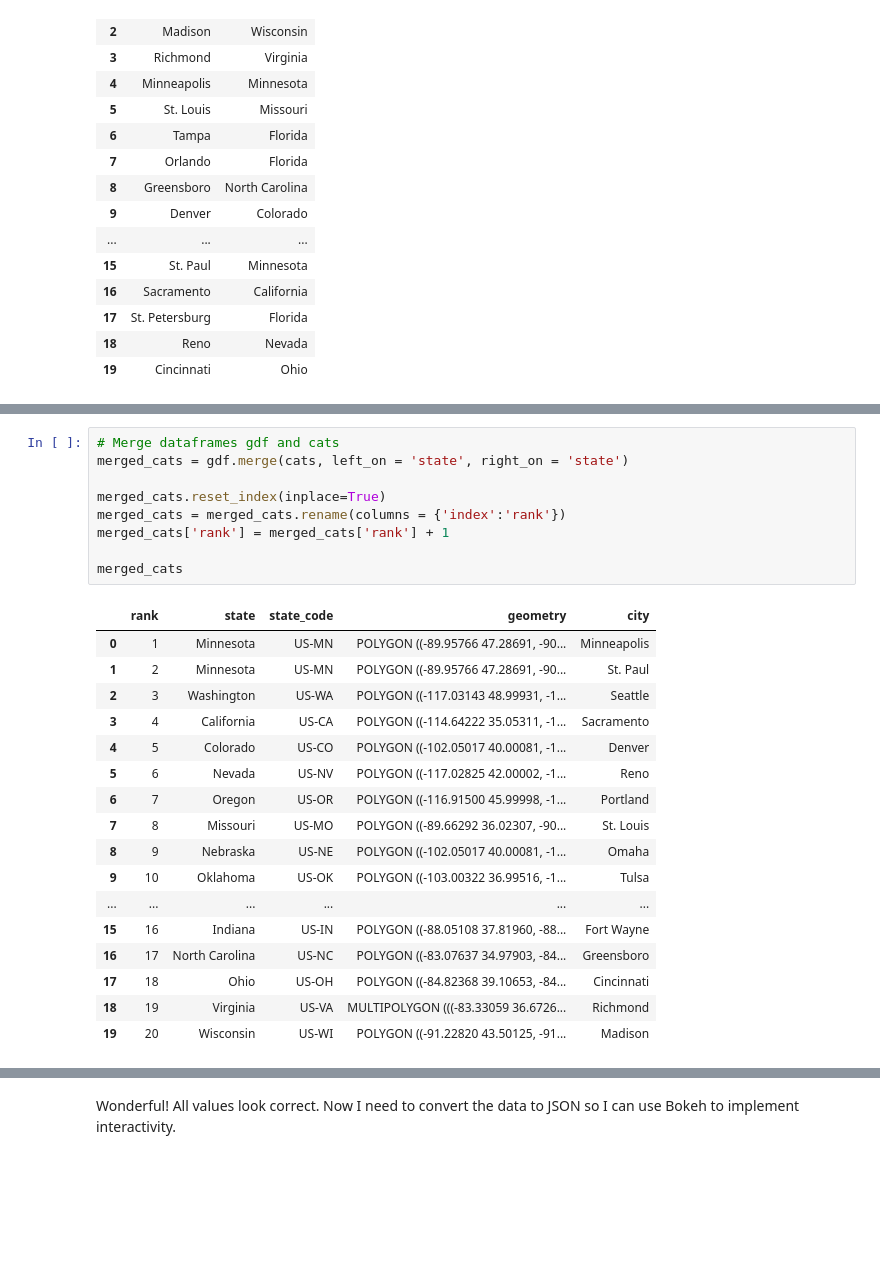
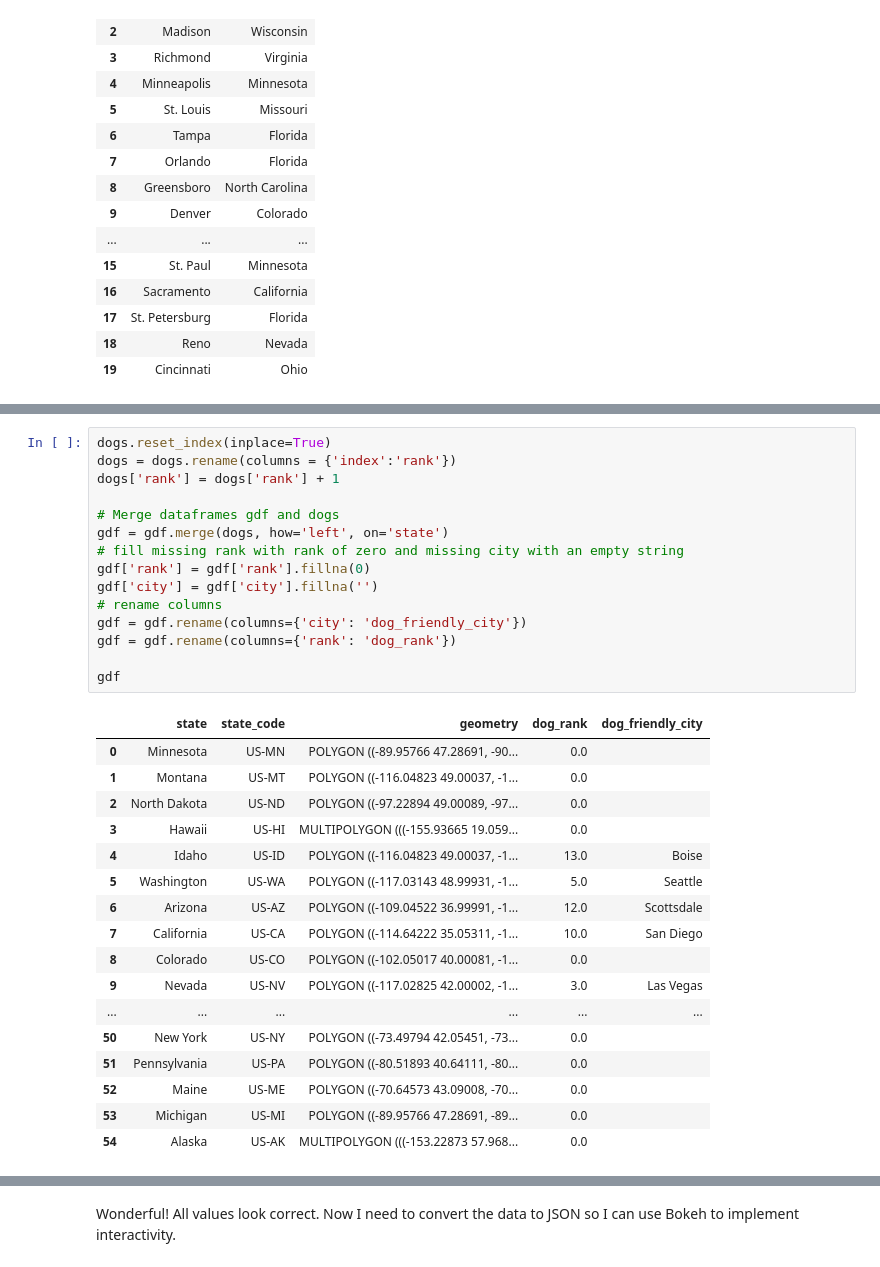
Before and after one commit to KwameTaylor/flask-project, a Jupyter notebook: viz.ipynb, the cells around one changed output, grey strips where cells are left out. Saved outputs shown, nothing was run; the diff lists cells and outputs as text; blank space fills up the shorter version.

Commit message:
succesfully merged data from cats and dogs into gdf

```diff
--- a/viz.ipynb
+++ b/viz.ipynb
@@ -105,27 +78,33 @@ merged_dogs
-# %%
-# Merge dataframes gdf and cats
-merged_cats = gdf.merge(cats, left_on = 'state', right_on = 'state')
-
-merged_cats.reset_index(inplace=True)
-merged_cats = merged_cats.rename(columns = {'index':'rank'})
-merged_cats['rank'] = merged_cats['rank'] + 1
-
-merged_cats
-# %% [output]
-|  | rank | state | state_code | geometry | city |
-| 0 | 1 | Minnesota | US-MN | POLYGON ((-89.95766 47.28691, -90... | Minneapolis |
-| 1 | 2 | Minnesota | US-MN | POLYGON ((-89.95766 47.28691, -90... | St. Paul |
-| 2 | 3 | Washington | US-WA | POLYGON ((-117.03143 48.99931, -1... | Seattle |
-| 3 | 4 | California | US-CA | POLYGON ((-114.64222 35.05311, -1... | Sacramento |
-| 4 | 5 | Colorado | US-CO | POLYGON ((-102.05017 40.00081, -1... | Denver |
-| 5 | 6 | Nevada | US-NV | POLYGON ((-117.02825 42.00002, -1... | Reno |
-| 6 | 7 | Oregon | US-OR | POLYGON ((-116.91500 45.99998, -1... | Portland |
-| 7 | 8 | Missouri | US-MO | POLYGON ((-89.66292 36.02307, -90... | St. Louis |
-| 8 | 9 | Nebraska | US-NE | POLYGON ((-102.05017 40.00081, -1... | Omaha |
-| 9 | 10 | Oklahoma | US-OK | POLYGON ((-103.00322 36.99516, -1... | Tulsa |
-| ... | ... | ... | ... | ... | ... |
-| 15 | 16 | Indiana | US-IN | POLYGON ((-88.05108 37.81960, -88... | Fort Wayne |
-| 16 | 17 | North Carolina | US-NC | POLYGON ((-83.07637 34.97903, -84... | Greensboro |
-| 17 | 18 | Ohio | US-OH | POLYGON ((-84.82368 39.10653, -84... | Cincinnati |
-| 18 | 19 | Virginia | US-VA | MULTIPOLYGON (((-83.33059 36.6726... | Richmond |
-| 19 | 20 | Wisconsin | US-WI | POLYGON ((-91.22820 43.50125, -91... | Madison |
+# %%
+dogs.reset_index(inplace=True)
+dogs = dogs.rename(columns = {'index':'rank'})
+dogs['rank'] = dogs['rank'] + 1
+
+# Merge dataframes gdf and dogs
+gdf = gdf.merge(dogs, how='left', on='state')
+# fill missing rank with rank of zero and missing city with an empty string
+gdf['rank'] = gdf['rank'].fillna(0)
+gdf['city'] = gdf['city'].fillna('')
+# rename columns
+gdf = gdf.rename(columns={'city': 'dog_friendly_city'})
+gdf = gdf.rename(columns={'rank': 'dog_rank'})
+
+gdf
+# %% [output]
+|  | state | state_code | geometry | dog_rank | dog_friendly_city |
+| 0 | Minnesota | US-MN | POLYGON ((-89.95766 47.28691, -90... | 0.0 |  |
+| 1 | Montana | US-MT | POLYGON ((-116.04823 49.00037, -1... | 0.0 |  |
+| 2 | North Dakota | US-ND | POLYGON ((-97.22894 49.00089, -97... | 0.0 |  |
+| 3 | Hawaii | US-HI | MULTIPOLYGON (((-155.93665 19.059... | 0.0 |  |
+| 4 | Idaho | US-ID | POLYGON ((-116.04823 49.00037, -1... | 13.0 | Boise |
+| 5 | Washington | US-WA | POLYGON ((-117.03143 48.99931, -1... | 5.0 | Seattle |
+| 6 | Arizona | US-AZ | POLYGON ((-109.04522 36.99991, -1... | 12.0 | Scottsdale |
+| 7 | California | US-CA | POLYGON ((-114.64222 35.05311, -1... | 10.0 | San Diego |
+| 8 | Colorado | US-CO | POLYGON ((-102.05017 40.00081, -1... | 0.0 |  |
+| 9 | Nevada | US-NV | POLYGON ((-117.02825 42.00002, -1... | 3.0 | Las Vegas |
+| ... | ... | ... | ... | ... | ... |
+| 50 | New York | US-NY | POLYGON ((-73.49794 42.05451, -73... | 0.0 |  |
+| 51 | Pennsylvania | US-PA | POLYGON ((-80.51893 40.64111, -80... | 0.0 |  |
+| 52 | Maine | US-ME | POLYGON ((-70.64573 43.09008, -70... | 0.0 |  |
+| 53 | Michigan | US-MI | POLYGON ((-89.95766 47.28691, -89... | 0.0 |  |
+| 54 | Alaska | US-AK | MULTIPOLYGON (((-153.22873 57.968... | 0.0 |  |
```
Also changed, not shown: parts of 10 cells of this notebook.
